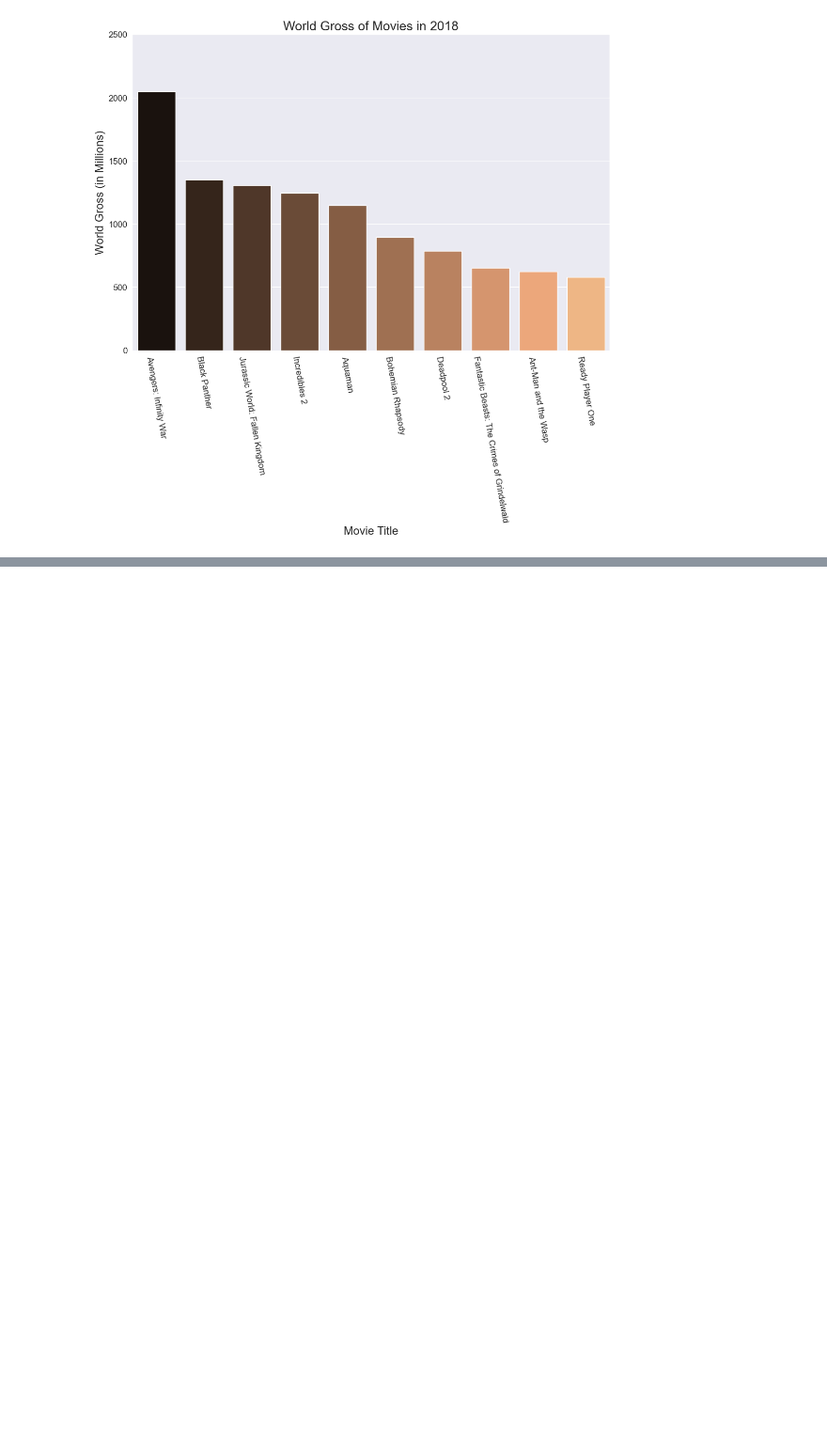
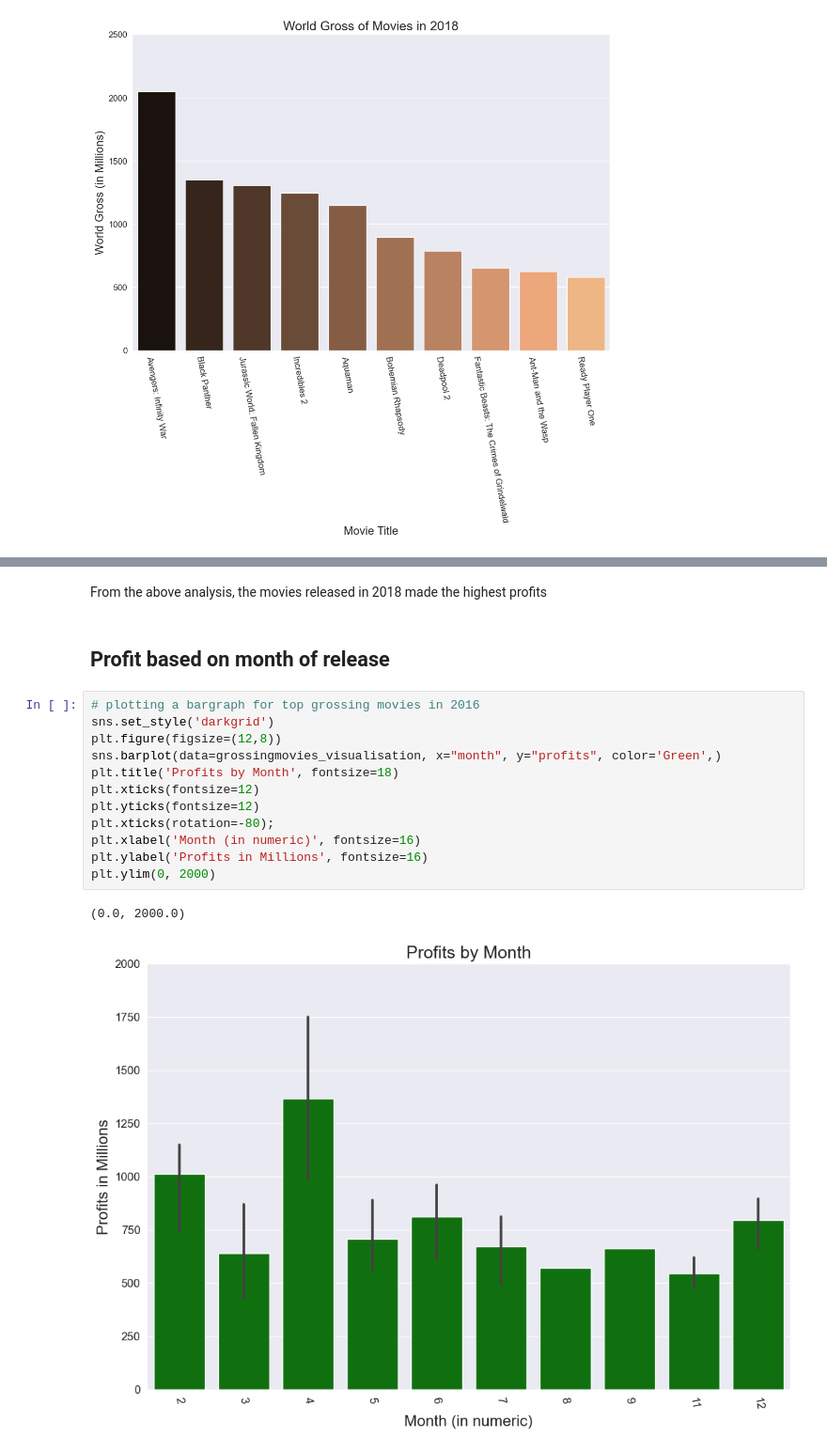
Before and after one commit to josephinemaro/dsc-phase-1-project-v2-4, a Jupyter notebook: student.ipynb, the cells around one changed output, grey strips where cells are left out. Shown at 94% size. Saved outputs shown, nothing was run; the diff lists cells and outputs as text; blank space fills up the shorter version.

```diff
--- a/student.ipynb
+++ b/student.ipynb
@@ -732,0 +750,19 @@ plt.ylim(0, 2500)
+# %% [markdown]
+From the above analysis, the movies released in 2018 made the highest profits
+# %% [markdown]
+## Profit based on month of release
+# %%
+# plotting a bargraph for top grossing movies in 2016
+sns.set_style('darkgrid')
+plt.figure(figsize=(12,8))
+sns.barplot(data=grossingmovies_visualisation, x="month", y="profits", color='Green',)
+plt.title('Profits by Month', fontsize=18)
+plt.xticks(fontsize=12)
+plt.yticks(fontsize=12)
+plt.xticks(rotation=-80);
+plt.xlabel('Month (in numeric)', fontsize=16)
+plt.ylabel('Profits in Millions', fontsize=16)
+plt.ylim(0, 2000)
+# %% [output]
+(0.0, 2000.0)
+[figure, added]
```
Also changed, not shown: parts of 4 cells of this notebook.
